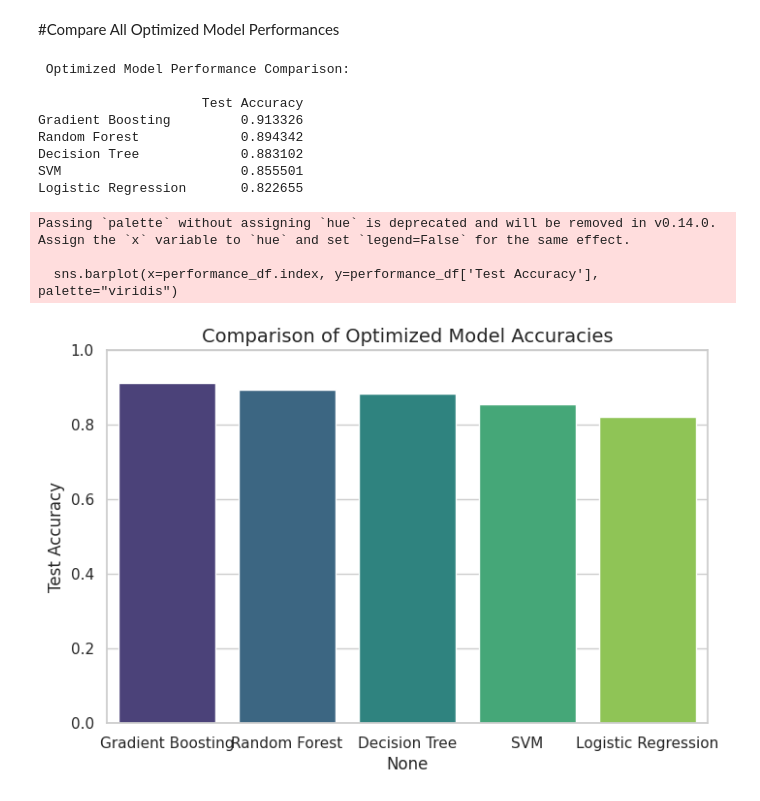
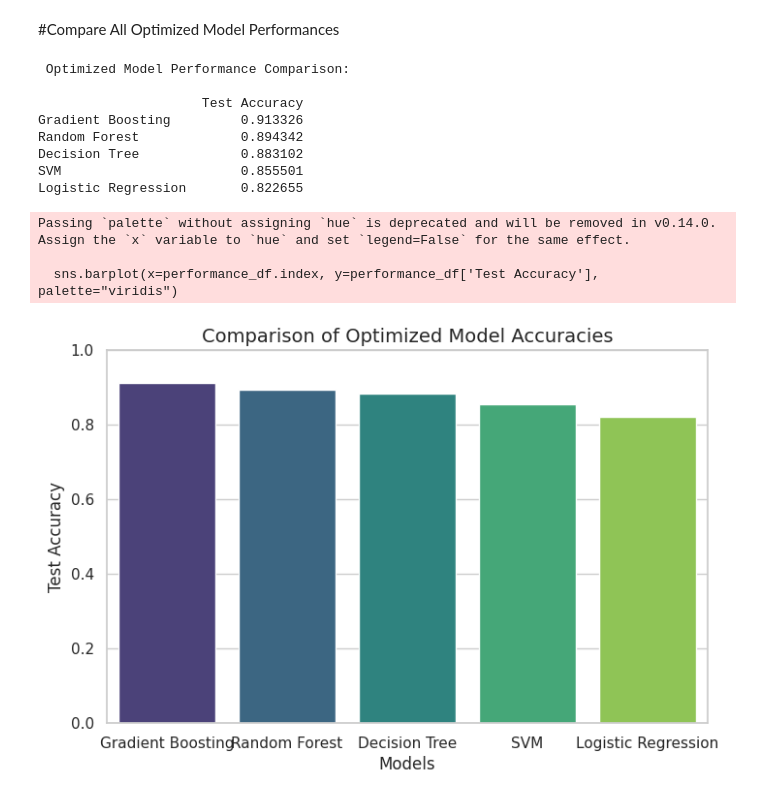
Before and after one commit to ajaynunna/Major-project---Online-gaming, a Jupyter notebook: Major_projects.ipynb, the cells around one changed output. Cells and saved outputs as stored; diff of their text form; code cells hidden in the pictures.

```diff
--- a/Major_projects.ipynb
+++ b/Major_projects.ipynb
@@ -928,31 +928,32 @@ performance = {
     "Gradient Boosting": accuracy_score(y_test, y_pred_gb),
     "SVM": accuracy_score(y_test, y_pred_svm)
 }
 
 # Create a DataFrame for easy viewing
 performance_df = pd.DataFrame.from_dict(performance, orient='index', columns=['Test Accuracy'])
 performance_df = performance_df.sort_values(by='Test Accuracy', ascending=False)
 
 print(" Optimized Model Performance Comparison:\n")
 print(performance_df)
 
 #  Visualize with a bar plot
 plt.figure(figsize=(8,5))
 sns.barplot(x=performance_df.index, y=performance_df['Test Accuracy'], palette="viridis")
 plt.title("Comparison of Optimized Model Accuracies", fontsize=14)
 plt.ylabel("Test Accuracy")
+plt.xlabel("Models")
 plt.ylim(0, 1)
 plt.show()
 # %% [output]
  Optimized Model Performance Comparison:
 
                      Test Accuracy
 Gradient Boosting         0.913326
 Random Forest             0.894342
 Decision Tree             0.883102
 SVM                       0.855501
 Logistic Regression       0.822655
 Passing `palette` without assigning `hue` is deprecated and will be removed in v0.14.0. Assign the `x` variable to `hue` and set `legend=False` for the same effect.
 
   sns.barplot(x=performance_df.index, y=performance_df['Test Accuracy'], palette="viridis")
-[figure, old version]
+[figure, new version]
```
